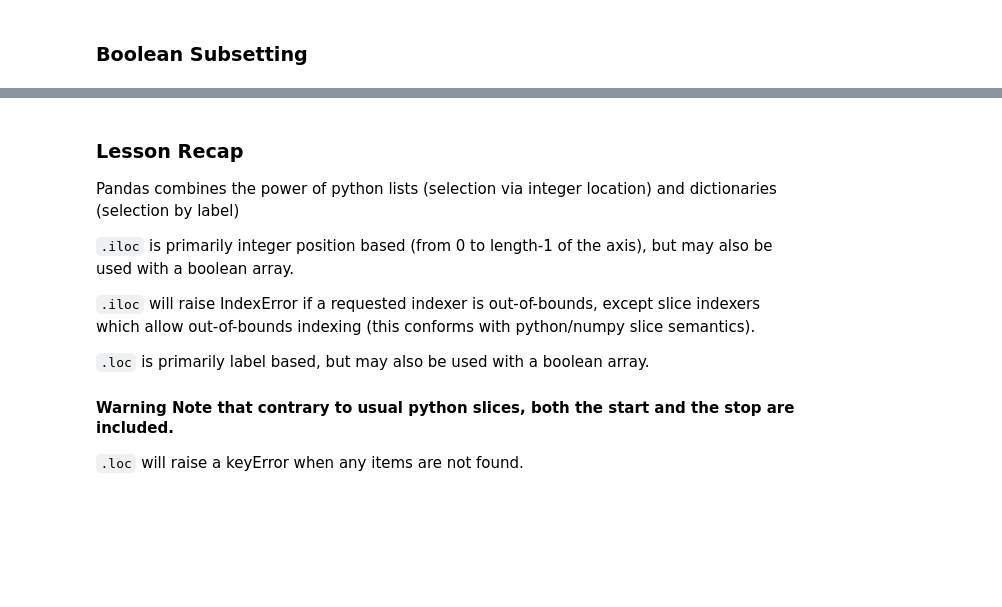
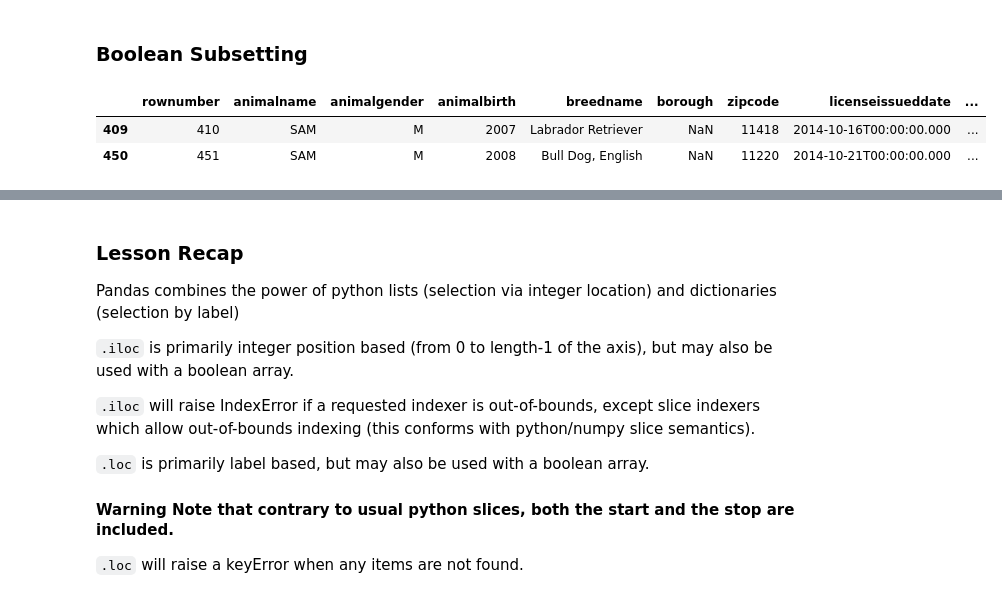
Before and after one commit to learn-co-students/london-ds-111819, a Jupyter notebook: mod_1/pandas/lecture_2/Pandas-Intro-2.ipynb, the cells around one changed output, grey strips where cells are left out. Drawn from its saved outputs; the diff is of its cells as text; code cells hidden in the pictures; blank space fills up the shorter version.

```diff
--- a/mod_1/pandas/lecture_2/Pandas-Intro-2.ipynb
+++ b/mod_1/pandas/lecture_2/Pandas-Intro-2.ipynb
@@ -331,6 +668,10 @@ nyc_dogs.head()
 # %% [markdown]
 ### Boolean Subsetting
 # %%
-nyc_dogs.loc[nyc_dogs['animalname']=='SAM']
+nyc_dogs[nyc_dogs['animalname']=='SAM']
+# %% [output]
+|  | rownumber | animalname | animalgender | animalbirth | breedname | borough | zipcode | licenseissueddate | ... |
+| 409 | 410 | SAM | M | 2007 | Labrador Retriever | NaN | 11418 | 2014-10-16T00:00:00.000 | ... |
+| 450 | 451 | SAM | M | 2008 | Bull Dog, English | NaN | 11220 | 2014-10-21T00:00:00.000 | ... |
 # %%
 nyc_dogs.loc[nyc_dogs['animalname']=='SAM',['zipcode','animalgender']]
```
Also changed, not shown: parts of 49 cells of this notebook, 21 other files.
